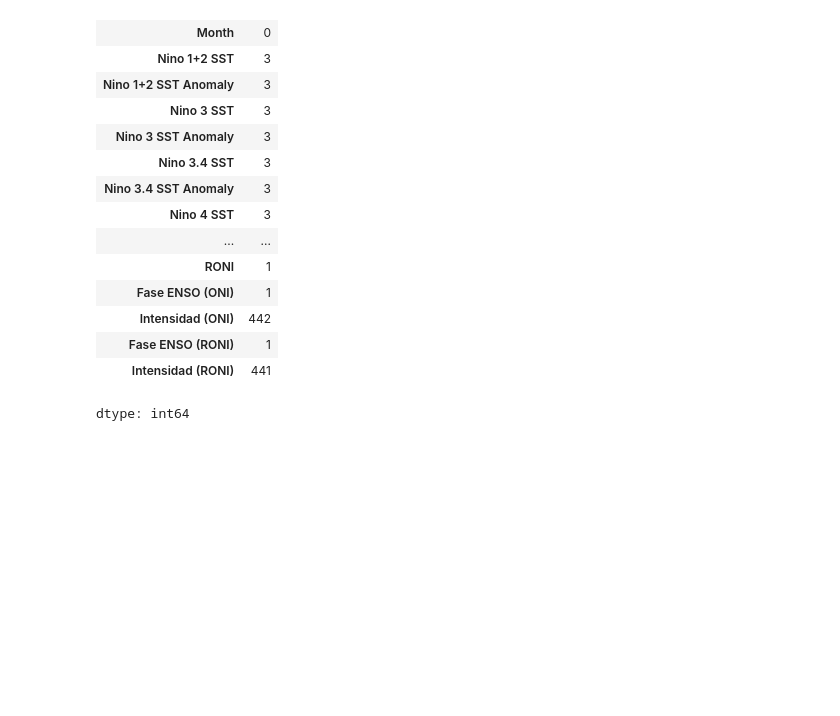
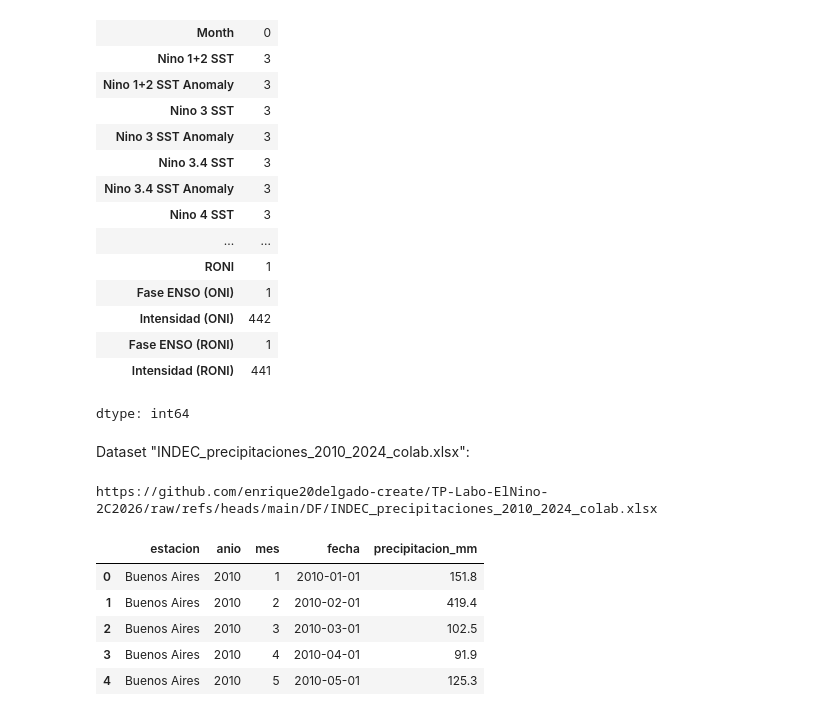
Before and after one commit to enrique20delgado-create/TP-Labo-ElNino-2C2026, a Jupyter notebook: Notebook/Ds_Enso.ipynb, the cells around one changed output. Saved outputs shown, nothing was run; the diff lists cells and outputs as text; code cells hidden in the pictures; blank space fills up the shorter version.

Commit message:
Add files via upload
Subo notebook con el agregado de la exploración inicial del dataset de precipitaciones del INDEC (2010-2024)

```diff
--- a/Notebook/Ds_Enso.ipynb
+++ b/Notebook/Ds_Enso.ipynb
@@ -473,3 +473,26 @@ prueba.isnull().sum() # Aca me muestra de cada columna suma los valores null
 | Fase ENSO (RONI) | 1 |
 | Intensidad (RONI) | 441 |
 dtype: int64
+# %% [markdown]
+Dataset "INDEC_precipitaciones_2010_2024_colab.xlsx":
+# %%
+# Buscamos el archivo en el GitHub
+# Apunta a la carpeta DF/ del repositorio en GitHub. Será el mismo URL para todos los Dataframes.
+URL = "https://github.com/enrique20delgado-create/TP-Labo-ElNino-2C2026/raw/refs/heads/main/DF/"
+
+print(URL + "INDEC_precipitaciones_2010_2024_colab.xlsx")   # así se arma la dirección de cada archivo
+# %% [output]
+https://github.com/enrique20delgado-create/TP-Labo-ElNino-2C2026/raw/refs/heads/main/DF/INDEC_precipitaciones_2010_2024_colab.xlsx
+# %%
+#Cargamos los datos
+precipitaciones = pd.read_excel(URL + "INDEC_precipitaciones_2010_2024_colab.xlsx")
+# %%
+# Mostramos las primeras 5 filas del Dataset para inspeccionar la estructura inicial y los nombres de las columnas
+precipitaciones.head()
+# %% [output]
+|  | estacion | anio | mes | fecha | precipitacion_mm |
+| 0 | Buenos Aires | 2010 | 1 | 2010-01-01 | 151.8 |
+| 1 | Buenos Aires | 2010 | 2 | 2010-02-01 | 419.4 |
+| 2 | Buenos Aires | 2010 | 3 | 2010-03-01 | 102.5 |
+| 3 | Buenos Aires | 2010 | 4 | 2010-04-01 | 91.9 |
+| 4 | Buenos Aires | 2010 | 5 | 2010-05-01 | 125.3 |
```
Also changed, not shown: parts of 3 cells of this notebook.
